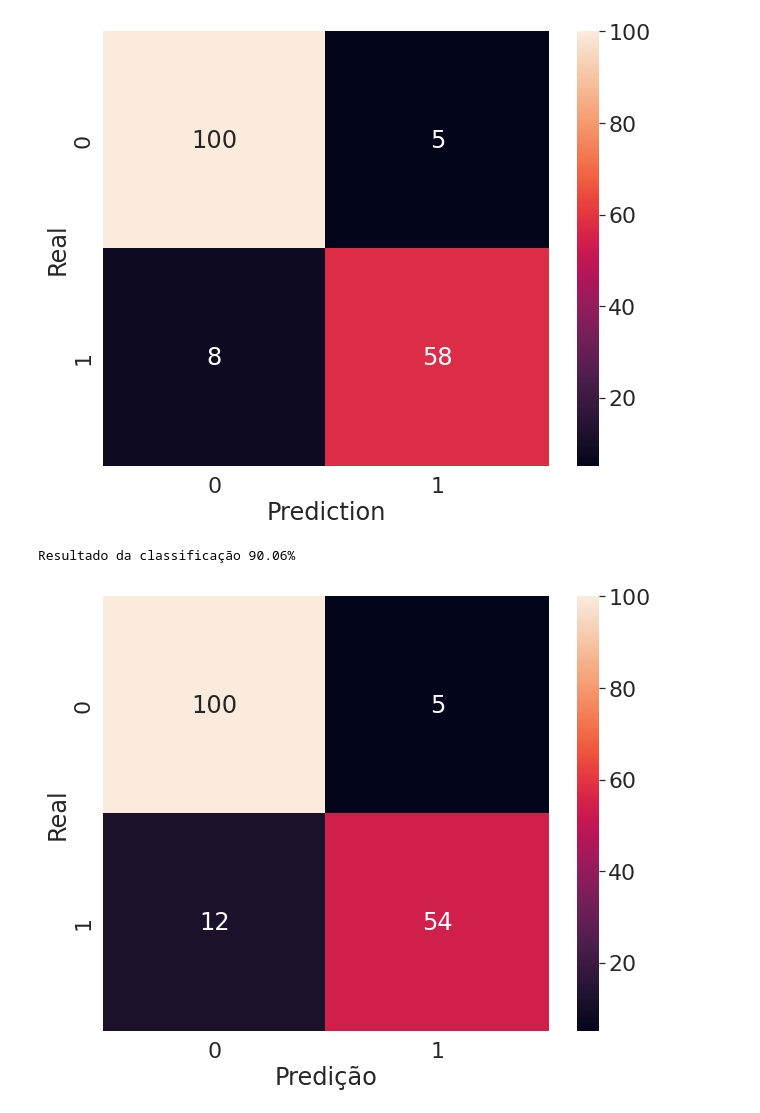
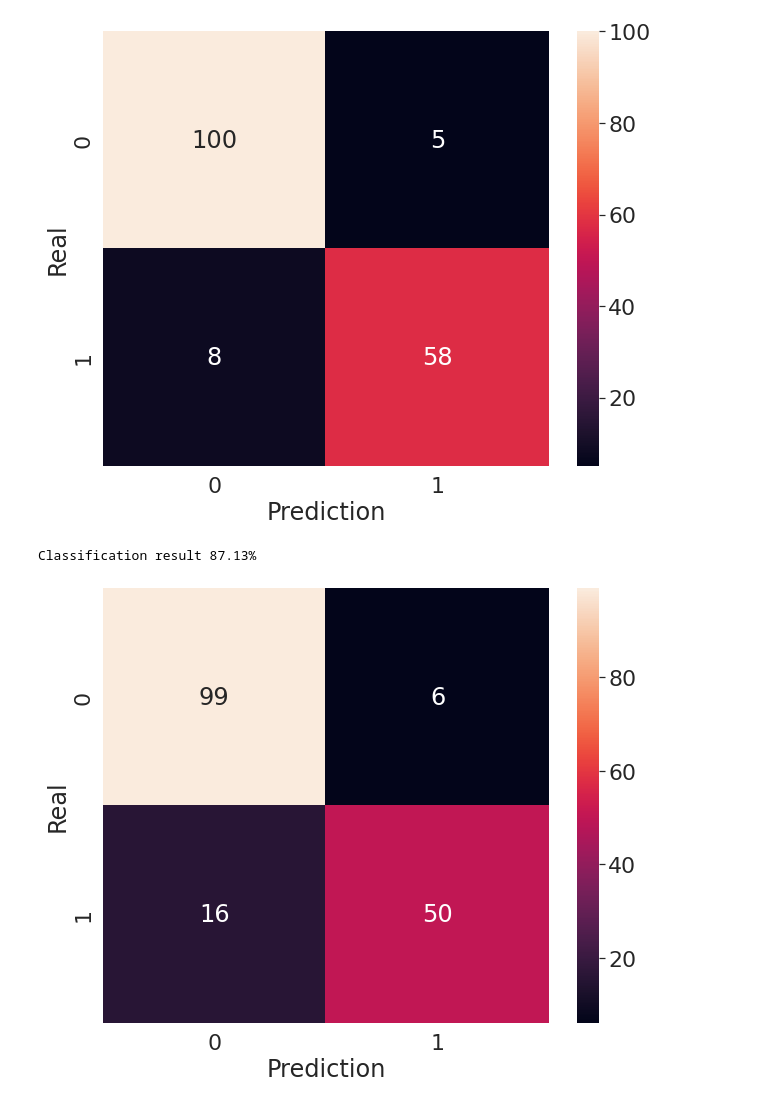
Before and after one commit to vazaee/multidimensional-data, a Jupyter notebook: multidimensional_data.ipynb, the cells around one changed output. Drawn from its saved outputs; the diff is of its cells as text; code cells hidden in the pictures.

```diff
--- a/multidimensional_data.ipynb
+++ b/multidimensional_data.ipynb
@@ -250,27 +250,27 @@ sns.heatmap(confusion_mat, annot = True, fmt = "d").set(xlabel = "Prediction", y
 # %%
 from sklearn.feature_selection import RFE
 
 SEED= 1234
 random.seed(SEED)
 
 X_train, X_test, y_train, y_test = train_test_split(exams_values_v6,
                                                         diagnosis,
                                                         test_size = 0.3)
 
 classifier = RandomForestClassifier(n_estimators=100, random_state=1234)
 classifier.fit(X_train, y_train)
-rfe_selection = RFE(estimator = classifier, n_features_to_select = 5, step = 1)
+rfe_selection = RFE(estimator = classifier, n_features_to_select = 2, step = 1)
 rfe_selection.fit(X_train, y_train)
 rfe_train = rfe_selection.transform(X_train)
 rfe_test = rfe_selection.transform(X_test)
 classifier.fit(rfe_train, y_train)
 
-matriz_confusao = confusion_matrix(y_test, classifier.predict(rfe_test))
+confusion_mat = confusion_matrix(y_test, classifier.predict(rfe_test))
 plt.figure(figsize = (10, 8))
 sns.set(font_scale= 2)
-sns.heatmap(matriz_confusao, annot = True, fmt = "d").set(xlabel = "Predição", ylabel= "Real")
+sns.heatmap(confusion_mat, annot = True, fmt = "d").set(xlabel = "Prediction", ylabel= "Real")
 
-print("Resultado da classificação %.2f%%" %(classifier.score(rfe_test, y_test)*100))
+print("Classification result %.2f%%" %(classifier.score(rfe_test, y_test)*100))
 # %% [output]
-Resultado da classificação 90.06%
+Classification result 87.13%
-[figure, old version]
+[figure, new version]
```
Also changed, not shown: parts of 8 cells of this notebook.
